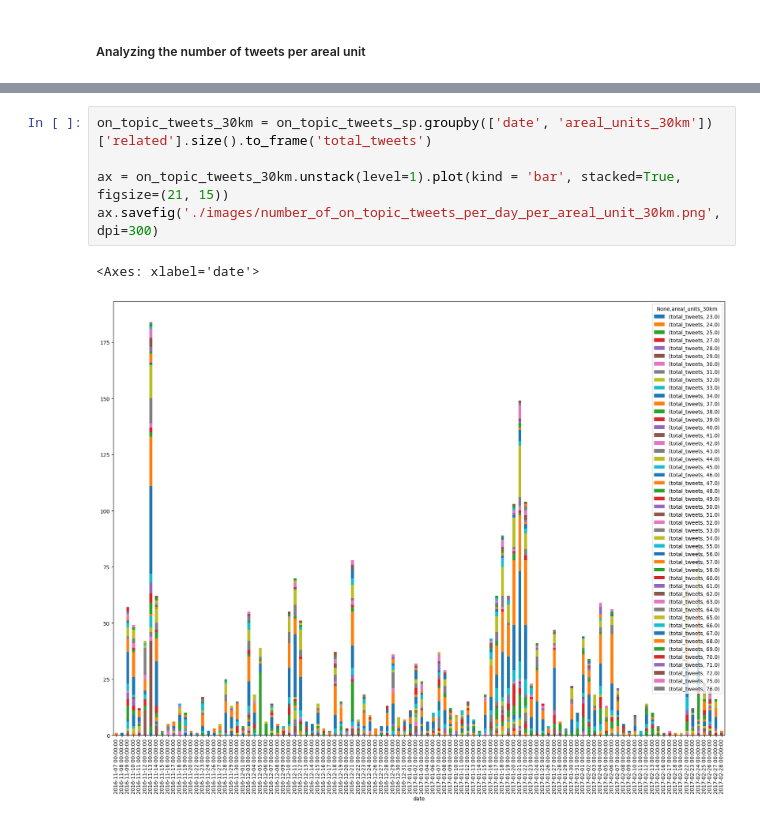
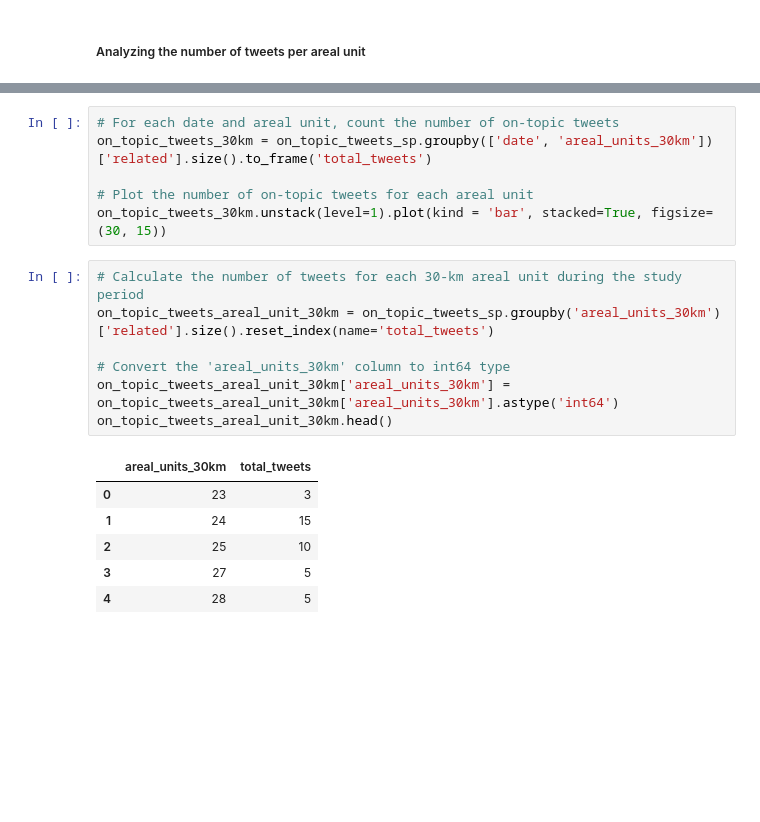
Before and after one commit to liviadegrossi/MBA-Monograph, a Jupyter notebook: data-exploration.ipynb, the cells around one changed output, grey strips where cells are left out. Saved outputs shown, nothing was run; the diff lists cells and outputs as text; blank space fills up the shorter version.

```diff
--- a/data-exploration.ipynb
+++ b/data-exploration.ipynb
@@ -917,10 +939,22 @@ on_topic_tweets_sp.head()
 | 658 | 796436839997571091 | 2016-11-09 19:38:34 | 2016-11-09 | t | 38.0 | 24.0 | 16.0 | -46.71567 | ... |
 | 659 | 796437221679235077 | 2016-11-09 19:40:05 | 2016-11-09 | t | 38.0 | 24.0 | 16.0 | -46.69901 | ... |
 # %%
+# For each date and areal unit, count the number of on-topic tweets
 on_topic_tweets_30km = on_topic_tweets_sp.groupby(['date', 'areal_units_30km'])['related'].size().to_frame('total_tweets')
 
-ax = on_topic_tweets_30km.unstack(level=1).plot(kind = 'bar', stacked=True, figsize=(21, 15))
-ax.savefig('./images/number_of_on_topic_tweets_per_day_per_areal_unit_30km.png', dpi=300)
+# Plot the number of on-topic tweets for each areal unit
+on_topic_tweets_30km.unstack(level=1).plot(kind = 'bar', stacked=True, figsize=(30, 15))
-# %% [output]
-<Axes: xlabel='date'>
-[figure, removed]
+# %%
+# Calculate the number of tweets for each 30-km areal unit during the study period
+on_topic_tweets_areal_unit_30km = on_topic_tweets_sp.groupby('areal_units_30km')['related'].size().reset_index(name='total_tweets')
+
+# Convert the 'areal_units_30km' column to int64 type
+on_topic_tweets_areal_unit_30km['areal_units_30km'] = on_topic_tweets_areal_unit_30km['areal_units_30km'].astype('int64')
+on_topic_tweets_areal_unit_30km.head()
+# %% [output]
+|  | areal_units_30km | total_tweets |
+| 0 | 23 | 3 |
+| 1 | 24 | 15 |
+| 2 | 25 | 10 |
+| 3 | 27 | 5 |
+| 4 | 28 | 5 |
```
Also changed, not shown: parts of 32 cells of this notebook.
